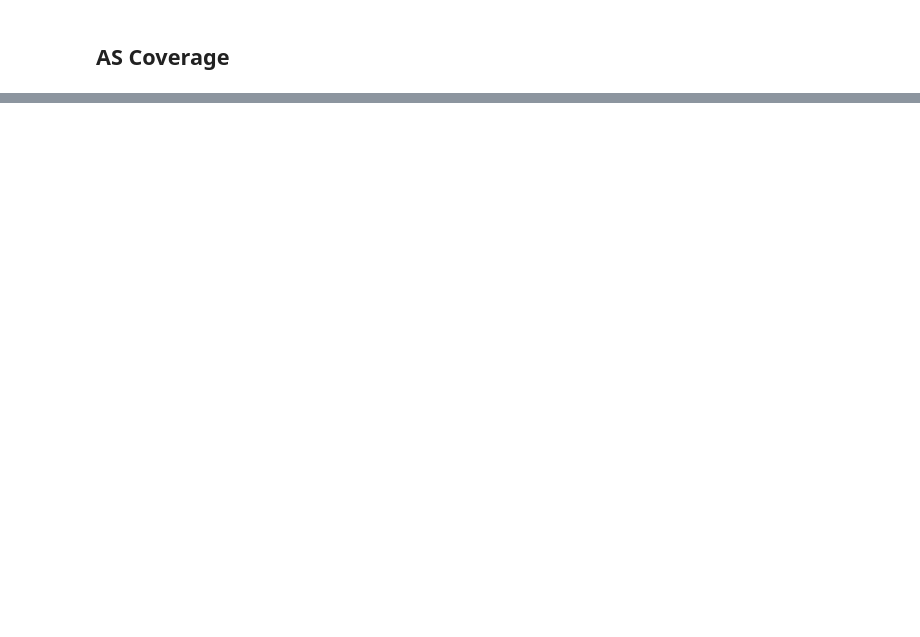
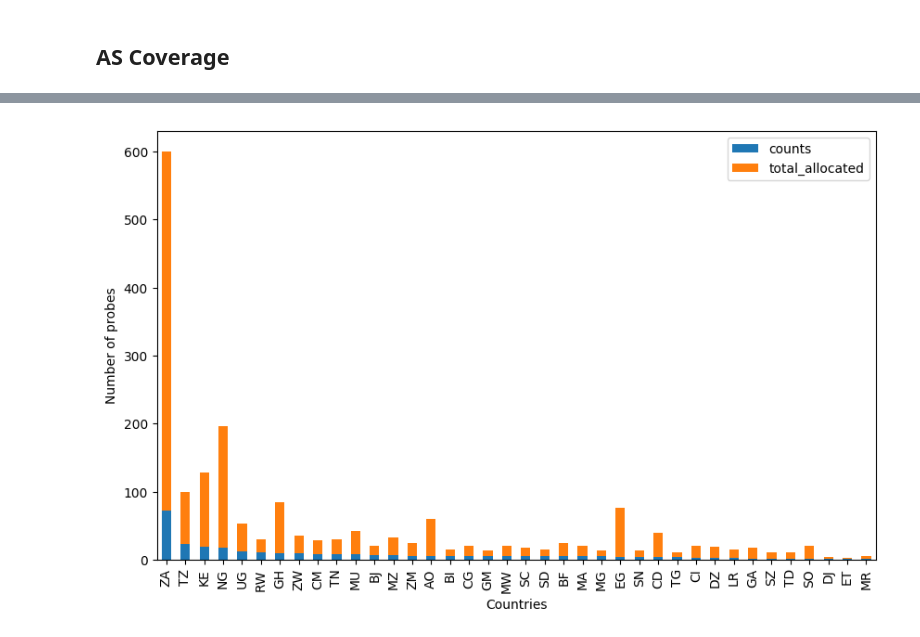
Before and after one commit to AFRINIC-Labs/Africa_Internet_Measurement_Survey, a Jupyter notebook: platforms-africa.ipynb, the cells around one changed output, grey strips where cells are left out. Cells and saved outputs as stored; diff of their text form; code cells hidden in the pictures; blank space fills up the shorter version.

```diff
--- a/platforms-africa.ipynb
+++ b/platforms-africa.ipynb
@@ -317,0 +338,2 @@ py.iplot( fig, validate=False, filename='d3-bubble-map-populations' )
+# %%
+df_probes_asn = pd.read_csv('data/africa_probes.csv')
@@ -317,0 +364,20 @@ py.iplot( fig, validate=False, filename='d3-bubble-map-populations' )
+# %%
+def getTotalAllocated(cc, df):
+    return len(df.loc[df.cc==cc].values)
+
+def getCountASN(cc, df):
+    return df.iloc[:,[2,4]].dropna().groupby(['country_code']).asn_v4.nunique()[cc]
+# %%
+#Get the set of probes, group by cc and get the number of ASNs
+
+df = df_probes_asn.iloc[:,[2,20]].drop_duplicates().dropna().groupby(['cc']).size().reset_index(name='counts').sort_values(by=['counts'], ascending=False)
+# %%
+df['total_allocated'] = df.apply(lambda x: getTotalAllocated(x['cc'], df_allocated_afrinic), axis=1)
+# %%
+df.plot.bar(x='cc', figsize=(10,6))
+plt.ylabel('Number of probes')
+plt.xlabel('Countries')
+#plt.savefig("../data/plots/percentage_website_local_vs_remote_ordered.pdf", bbox="tight")
+plt.show()
+# %% [output]
+[figure, added]
```
Also changed, not shown: parts of 8 cells of this notebook, 1 other file.
